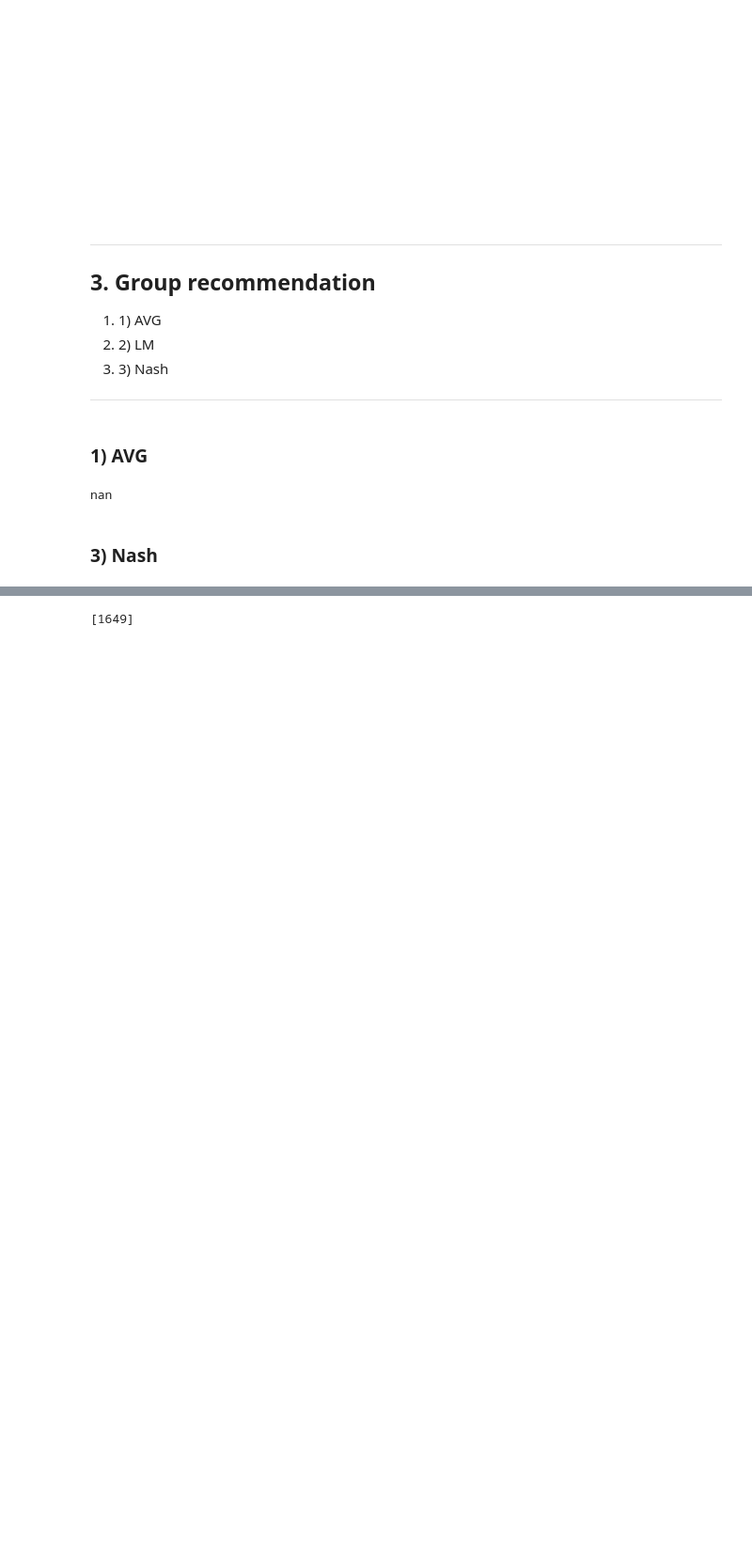
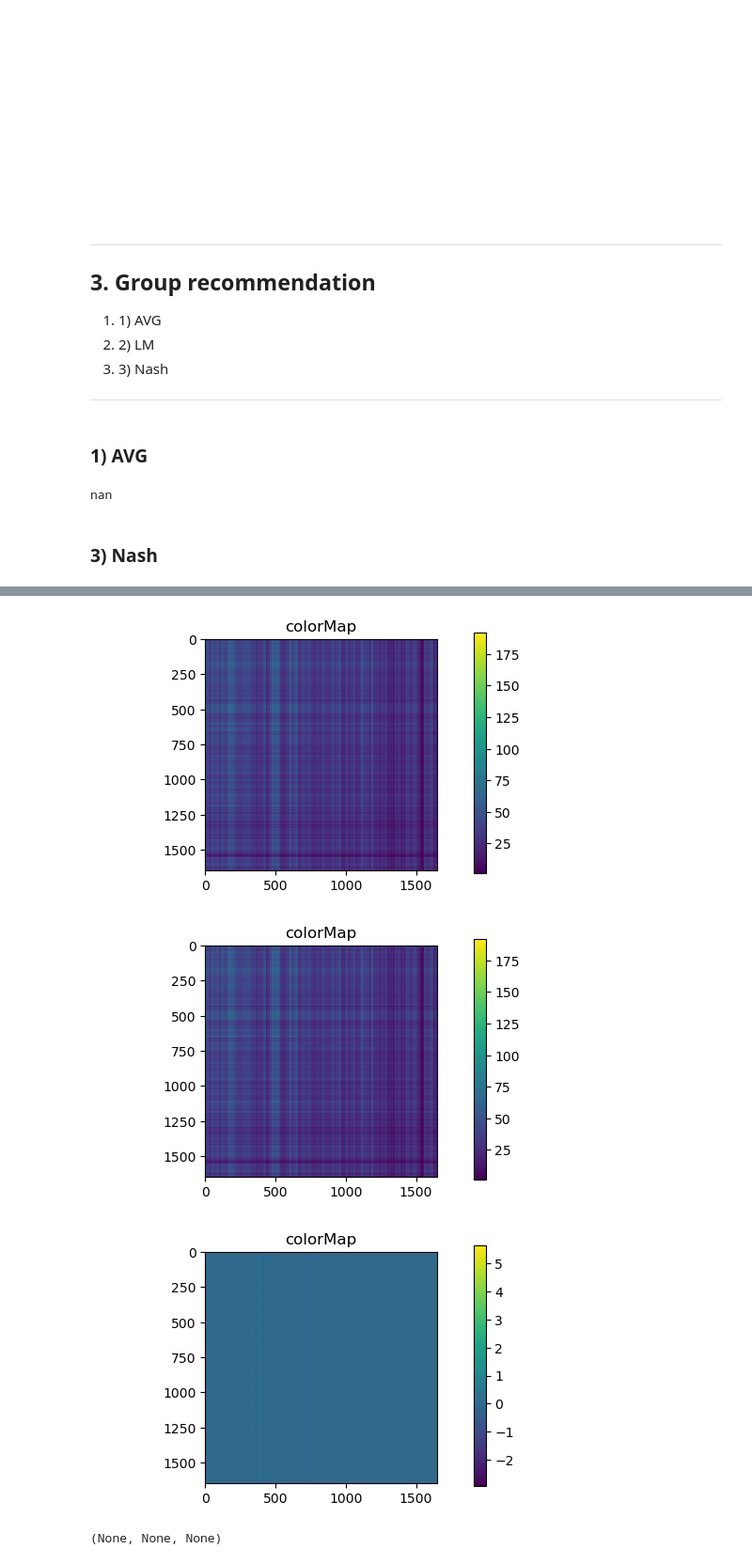
Before and after one commit to psh250092/Shared, a Jupyter notebook: K-means with Nash/main/main.ipynb, the cells around one changed output, grey strips where cells are left out. Shown at 94% size. Cells and saved outputs as stored; diff of their text form; code cells hidden in the pictures; blank space fills up the shorter version.

```diff
--- a/K-means with Nash/main/main.ipynb
+++ b/K-means with Nash/main/main.ipynb
@@ -197,36 +199,36 @@ def deltaMatrix(rating) :
             iidx += 1
         ret.append(tmp)
     return np.array(ret)
-# %%
-for i in range(1,len(stat)) :
-    10
 # %%
-def payoff(C, U, rating) :
-    delta_train = deltaMatrix(rating)
+def payoff(C, U, rating, delta_train) :
     stat = getStat(rating)
     ret1 = []
     ret2 = []
-    d = []
+    delta_UC = []
     for i in range(1,len(stat)) :
         hasCRated = not math.isnan(rating.iloc[C, i])
         hasURated = not math.isnan(rating.iloc[U, i])
         deltaSum = stat[i][0] - (rating.iloc[C, i] if hasCRated else 0) - (rating.iloc[U, i] if hasURated else 0)
         deltaCount = stat[i][1] - (1 if hasCRated else 0) - (1 if hasURated else 0)
-        d.append((stat[i][1] / stat[i][0] * deltaCount + _DELTA_) / (deltaSum + _DELTA_))
+        delta_UC.append((deltaSum  + _DELTA_) / (deltaCount + _DELTA_))
 
-    print(delta_train.shape)
     for i in range(1,len(stat)) :
         tmp = []
         for j in range(1,len(stat)) :
-            tmp.append(delta_train[C][i] / (d[i-1] if i != j else delta_train[U][j]))
+            tmp.append((delta_train[C][j] if i != j else (stat[i][1] / stat[i][0])) / delta_UC[i-1])
         ret1.append(tmp)
+
     for i in range(1,len(stat)) :
         tmp = []
         for j in range(1,len(stat)) :
-            tmp.append(delta_train[U][i] / (d[i-1] if i != j else delta_train[C][j]))
+            tmp.append((delta_train[U][j] if i != j else (stat[i][1] / stat[i][0])) / delta_UC[i-1])
+            print(delta_train[U][j], (stat[i][1] / stat[i][0])) if i == j else None
         ret2.append(tmp)
 
     return np.array(ret1), np.array(ret2)
+# %%
+delta_train_raw = deltaMatrix(user_train_raw)
+delta_train_mf = deltaMatrix(user_train_mf)
 # %%
-payoffMatrix = payoff(1, 2, user_train_raw)
+payoffMatrix = payoff(4, 10, user_train_raw, delta_train_raw)
 # %% [output]
@@ -234,6 +252,7 @@ payoffMatrix = payoff(1, 2, user_train_raw)
-# %%
-payoffMatrix[0].shape, payoffMatrix[1].shape
-list(payoffMatrix[1][1].shape)
-plt.scatter()
-# %% [output]
-[1649]
+# %%
+func.showColormap(payoffMatrix[0]), func.showColormap(payoffMatrix[1]), func.showColormap(payoffMatrix[1] - payoffMatrix[0])
+# %% [output]
+[figure, added]
+[figure, added]
+[figure, added]
+(None, None, None)
```
Also changed, not shown: parts of 8 cells of this notebook, 2 other files.
